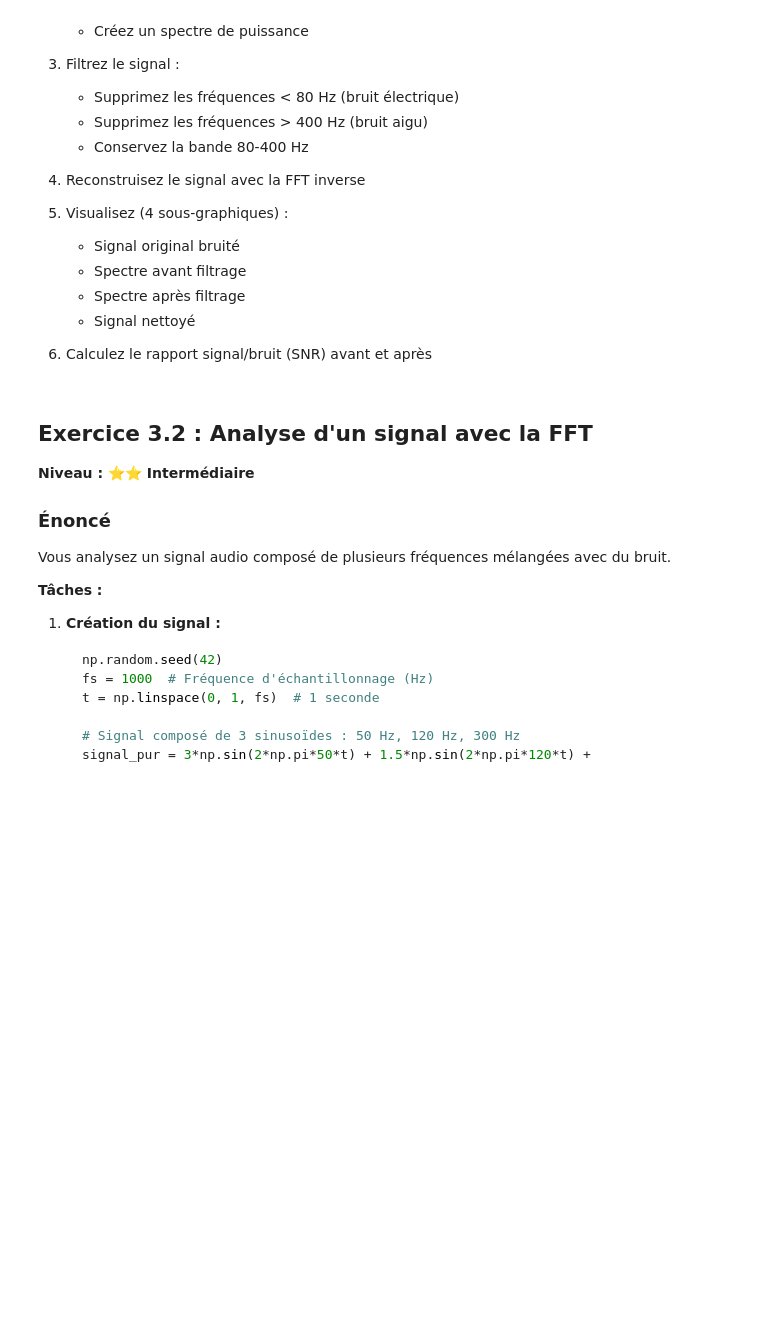
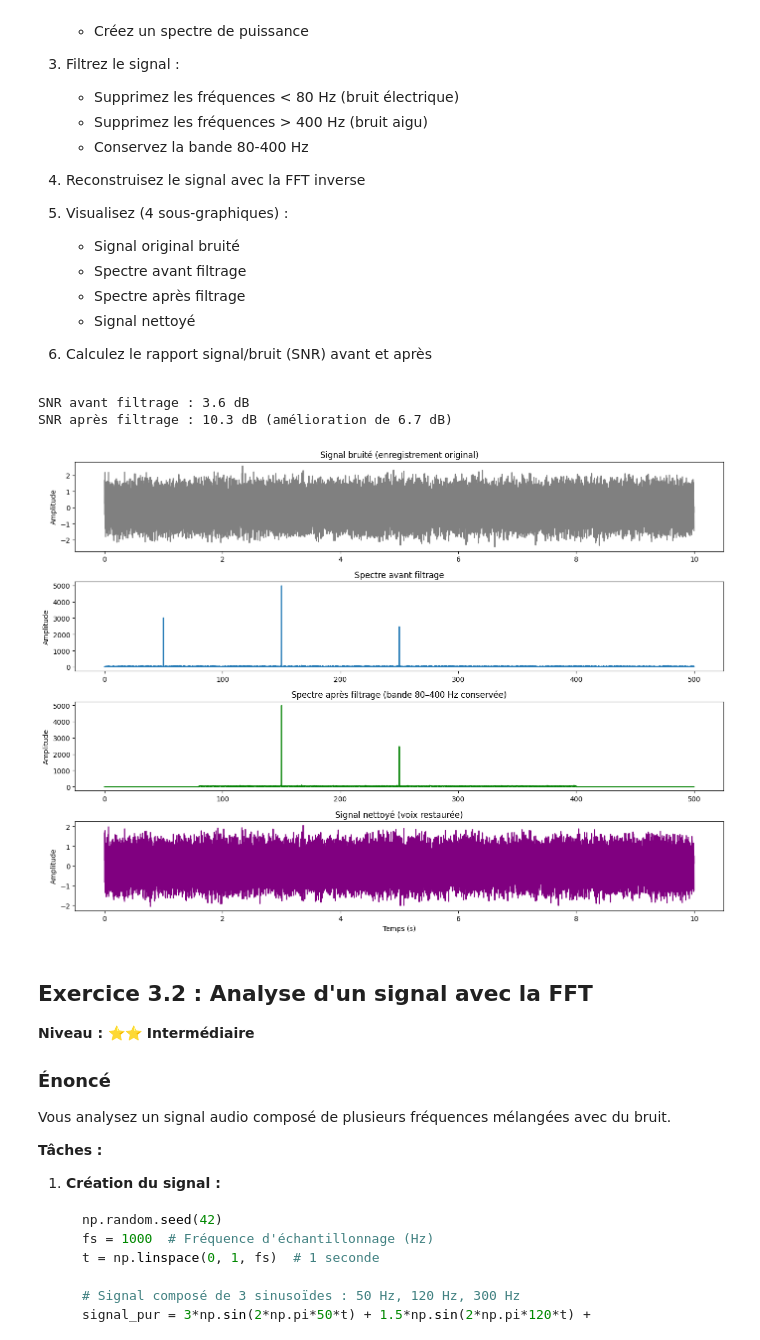
Before and after one commit to USMS-FPK-IA-GI-2025/controle-01-numpy-and-matplotlib-iris-Hajar120, a Jupyter notebook: exercices/exercices-pratiques-scipy.ipynb, the cells around one changed output. Saved outputs shown, nothing was run; the diff lists cells and outputs as text; code cells hidden in the pictures; blank space fills up the shorter version.

```diff
--- a/exercices/exercices-pratiques-scipy.ipynb
+++ b/exercices/exercices-pratiques-scipy.ipynb
@@ -1132,6 +482,80 @@ signal_bruite = voix + bruit_hf + bruit_bf + bruit_random
    - Signal nettoyé
 
 6. Calculez le rapport signal/bruit (SNR) avant et après
+# %%
+import numpy as np
+from scipy import signal, fft
+import matplotlib.pyplot as plt
+
+# Simulation du signal audio (10 secondes, 10000 échantillons)
+t = np.linspace(0, 10, 10000, endpoint=False)
+
+# Voix humaine simulée (150 Hz + 250 Hz)
+voix = np.sin(2 * np.pi * 150 * t) + 0.5 * np.sin(2 * np.pi * 250 * t)
+
+# Bruits ajoutés
+bruit_hf = 0.8 * np.sin(2 * np.pi * 2000 * t)     # ventilation
+bruit_bf = 0.6 * np.sin(2 * np.pi * 50 * t)       # ronronnement électrique
+bruit_random = np.random.normal(0, 0.3, len(t))
+
+signal_bruite = voix + bruit_hf + bruit_bf + bruit_random
+
+# Prétraitement : suppression de la tendance
+signal_det = signal.detrend(signal_bruite)
+
+# FFT
+N = len(t)
+freq = fft.fftfreq(N, d=t[1]-t[0])
+spectre = fft.fft(signal_det)
+spectre_abs = np.abs(spectre)
+
+# Filtre passe-bande : conserver 80–400 Hz (bande vocale)
+mask = (np.abs(freq) >= 80) & (np.abs(freq) <= 400)
+spectre_filtre = spectre.copy()
+spectre_filtre[~mask] = 0
+
+# Signal nettoyé
+signal_nettoye = fft.ifft(spectre_filtre).real
+
+# Calcul SNR (Signal-to-Noise Ratio)
+def snr(ref, sig):
+    return 10 * np.log10(np.var(ref) / np.var(sig - ref))
+
+snr_avant = snr(voix, signal_bruite)
+snr_apres = snr(voix, signal_nettoye)
+print(f"SNR avant filtrage : {snr_avant:.1f} dB")
+print(f"SNR après filtrage : {snr_apres:.1f} dB (amélioration de {snr_apres - snr_avant:.1f} dB)")
+
+# Visualisation 4 subplots
+plt.figure(figsize=(14, 10))
+
+plt.subplot(4, 1, 1)
+plt.plot(t, signal_bruite, color='gray')
+plt.title('Signal bruité (enregistrement original)')
+plt.ylabel('Amplitude')
+
+plt.subplot(4, 1, 2)
+plt.plot(freq[:N//2], spectre_abs[:N//2])
+plt.title('Spectre avant filtrage')
+plt.ylabel('Amplitude')
+
+plt.subplot(4, 1, 3)
+plt.plot(freq[:N//2], np.abs(spectre_filtre)[:N//2], color='green')
+plt.title('Spectre après filtrage (bande 80–400 Hz conservée)')
+plt.ylabel('Amplitude')
+
+plt.subplot(4, 1, 4)
+plt.plot(t, signal_nettoye, color='purple')
+plt.title('Signal nettoyé (voix restaurée)')
+plt.xlabel('Temps (s)')
+plt.ylabel('Amplitude')
+
+plt.tight_layout()
+plt.show()
+# %% [output]
+SNR avant filtrage : 3.6 dB
+SNR après filtrage : 10.3 dB (amélioration de 6.7 dB)
+[figure, added]
 # %% [markdown]
 ## Exercice 3.2 : Analyse d'un signal avec la FFT
 **Niveau : ⭐⭐ Intermédiaire**
```
Also changed, not shown: parts of 17 cells of this notebook.
